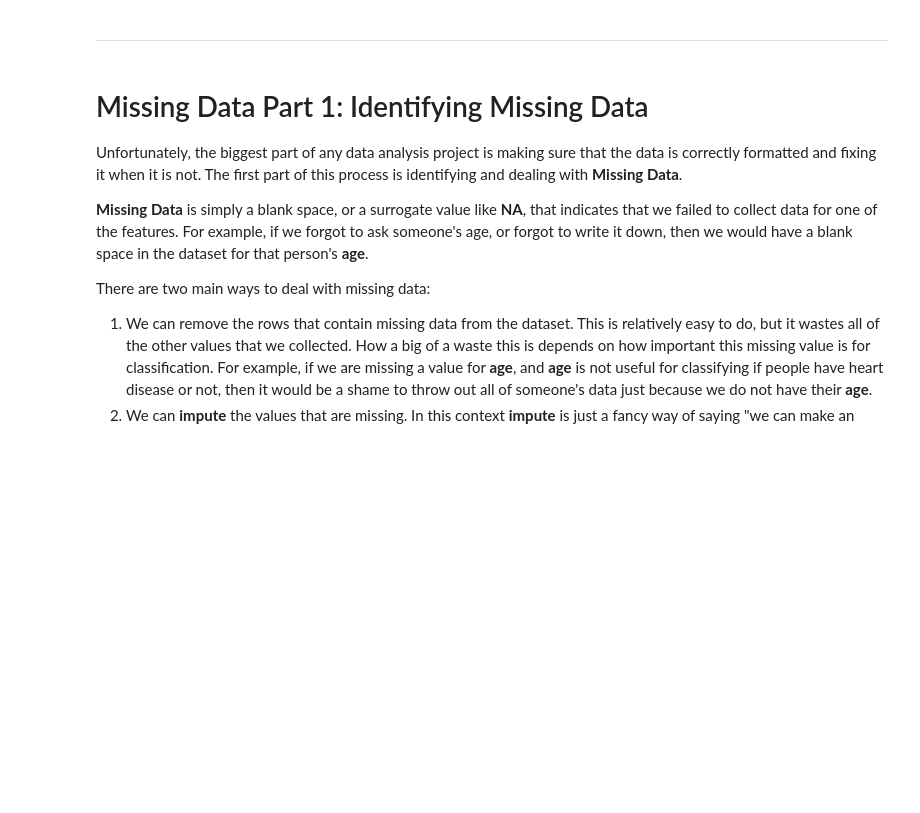
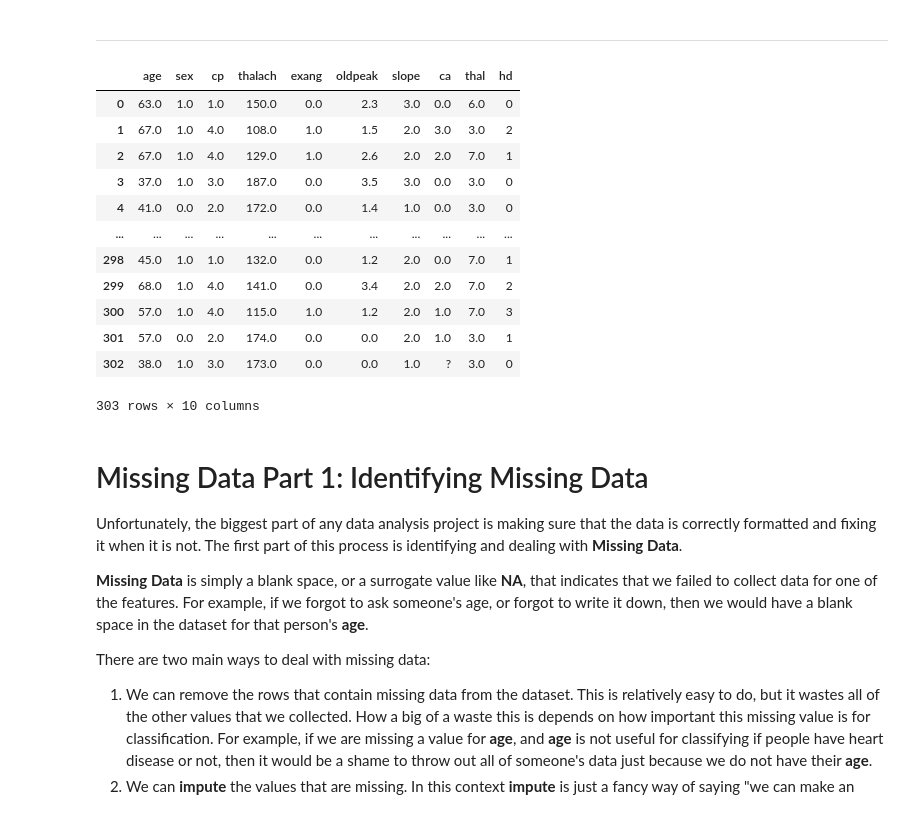
Before and after one commit to pijiamtech/Final_project_ML_class, a Jupyter notebook: statquest_classification_trees_in_python.ipynb, the cells around one changed output. Drawn from its saved outputs; the diff is of its cells as text; code cells hidden in the pictures; blank space fills up the shorter version.

```diff
--- a/statquest_classification_trees_in_python.ipynb
+++ b/statquest_classification_trees_in_python.ipynb
@@ -127,3 +141,5 @@ df.head()
 Hooray! We have replaced the column numbers with nice, easy to remember names. Now that we have the data in a **dataframe** called **df**, we are ready to identify and deal with **Missing Data**.
 # %% [markdown]
 ***
+# %%
+df = df.drop('chol', axis=1)
@@ -130,3 +152,19 @@ Hooray! We have replaced the column numbers with nice, easy to remember names. N
+# %%
+df
+# %% [output]
+|  | age | sex | cp | thalach | exang | oldpeak | slope | ca | thal | hd |
+| 0 | 63.0 | 1.0 | 1.0 | 150.0 | 0.0 | 2.3 | 3.0 | 0.0 | 6.0 | 0 |
+| 1 | 67.0 | 1.0 | 4.0 | 108.0 | 1.0 | 1.5 | 2.0 | 3.0 | 3.0 | 2 |
+| 2 | 67.0 | 1.0 | 4.0 | 129.0 | 1.0 | 2.6 | 2.0 | 2.0 | 7.0 | 1 |
+| 3 | 37.0 | 1.0 | 3.0 | 187.0 | 0.0 | 3.5 | 3.0 | 0.0 | 3.0 | 0 |
+| 4 | 41.0 | 0.0 | 2.0 | 172.0 | 0.0 | 1.4 | 1.0 | 0.0 | 3.0 | 0 |
+| ... | ... | ... | ... | ... | ... | ... | ... | ... | ... | ... |
+| 298 | 45.0 | 1.0 | 1.0 | 132.0 | 0.0 | 1.2 | 2.0 | 0.0 | 7.0 | 1 |
+| 299 | 68.0 | 1.0 | 4.0 | 141.0 | 0.0 | 3.4 | 2.0 | 2.0 | 7.0 | 2 |
+| 300 | 57.0 | 1.0 | 4.0 | 115.0 | 1.0 | 1.2 | 2.0 | 1.0 | 7.0 | 3 |
+| 301 | 57.0 | 0.0 | 2.0 | 174.0 | 0.0 | 0.0 | 2.0 | 1.0 | 3.0 | 1 |
+| 302 | 38.0 | 1.0 | 3.0 | 173.0 | 0.0 | 0.0 | 1.0 | ? | 3.0 | 0 |
+303 rows × 10 columns
 # %% [markdown]
 <a id="identify-and-deal-with-missing-data"></a>
 # Missing Data Part 1: Identifying Missing Data
```
Also changed, not shown: parts of 38 cells of this notebook.
